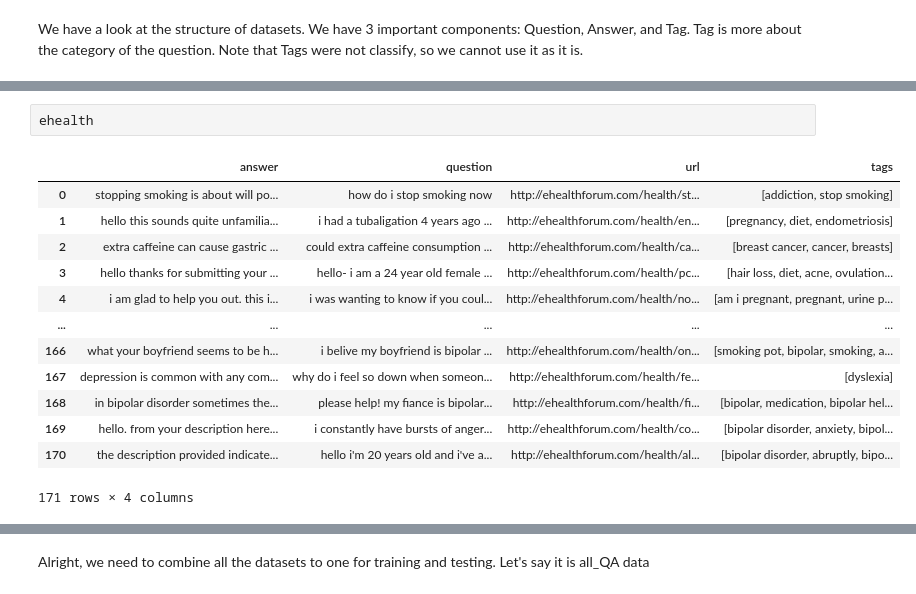
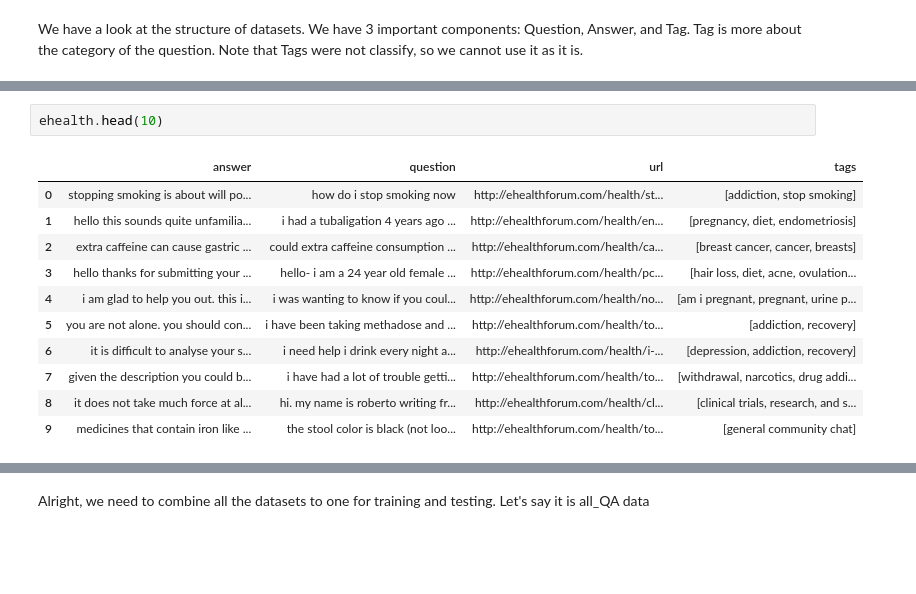
Before and after one commit to phillevn/medicalQuestionAndTags, a Jupyter notebook: Tag_questions.ipynb, the cells around one changed output, grey strips where cells are left out. Drawn from its saved outputs; the diff is of its cells as text; blank space fills up the shorter version.

```diff
--- a/Tag_questions.ipynb
+++ b/Tag_questions.ipynb
@@ -99,17 +95,15 @@ questionDoctorQAs
 # %%
-ehealth
+ehealth.head(10)
 # %% [output]
 |  | answer | question | url | tags |
 | 0 | stopping smoking is about will po... | how do i stop smoking now | http://ehealthforum.com/health/st... | [addiction, stop smoking] |
 | 1 | hello this sounds quite unfamilia... | i had a tubaligation 4 years ago ... | http://ehealthforum.com/health/en... | [pregnancy, diet, endometriosis] |
 | 2 | extra caffeine can cause gastric ... | could extra caffeine consumption ... | http://ehealthforum.com/health/ca... | [breast cancer, cancer, breasts] |
 | 3 | hello thanks for submitting your ... | hello- i am a 24 year old female ... | http://ehealthforum.com/health/pc... | [hair loss, diet, acne, ovulation... |
 | 4 | i am glad to help you out. this i... | i was wanting to know if you coul... | http://ehealthforum.com/health/no... | [am i pregnant, pregnant, urine p... |
-| ... | ... | ... | ... | ... |
-| 166 | what your boyfriend seems to be h... | i belive my boyfriend is bipolar ... | http://ehealthforum.com/health/on... | [smoking pot, bipolar, smoking, a... |
-| 167 | depression is common with any com... | why do i feel so down when someon... | http://ehealthforum.com/health/fe... | [dyslexia] |
-| 168 | in bipolar disorder sometimes the... | please help! my fiance is bipolar... | http://ehealthforum.com/health/fi... | [bipolar, medication, bipolar hel... |
-| 169 | hello. from your description here... | i constantly have bursts of anger... | http://ehealthforum.com/health/co... | [bipolar disorder, anxiety, bipol... |
-| 170 | the description provided indicate... | hello i'm 20 years old and i've a... | http://ehealthforum.com/health/al... | [bipolar disorder, abruptly, bipo... |
+| 5 | you are not alone. you should con... | i have been taking methadose and ... | http://ehealthforum.com/health/to... | [addiction, recovery] |
+| 6 | it is difficult to analyse your s... | i need help i drink every night a... | http://ehealthforum.com/health/i-... | [depression, addiction, recovery] |
+| 7 | given the description you could b... | i have had a lot of trouble getti... | http://ehealthforum.com/health/to... | [withdrawal, narcotics, drug addi... |
+| 8 | it does not take much force at al... | hi. my name is roberto writing fr... | http://ehealthforum.com/health/cl... | [clinical trials, research, and s... |
+| 9 | medicines that contain iron like ... | the stool color is black (not loo... | http://ehealthforum.com/health/to... | [general community chat] |
-171 rows × 4 columns
 # %%
```
Also changed, not shown: parts of 21 cells of this notebook.
